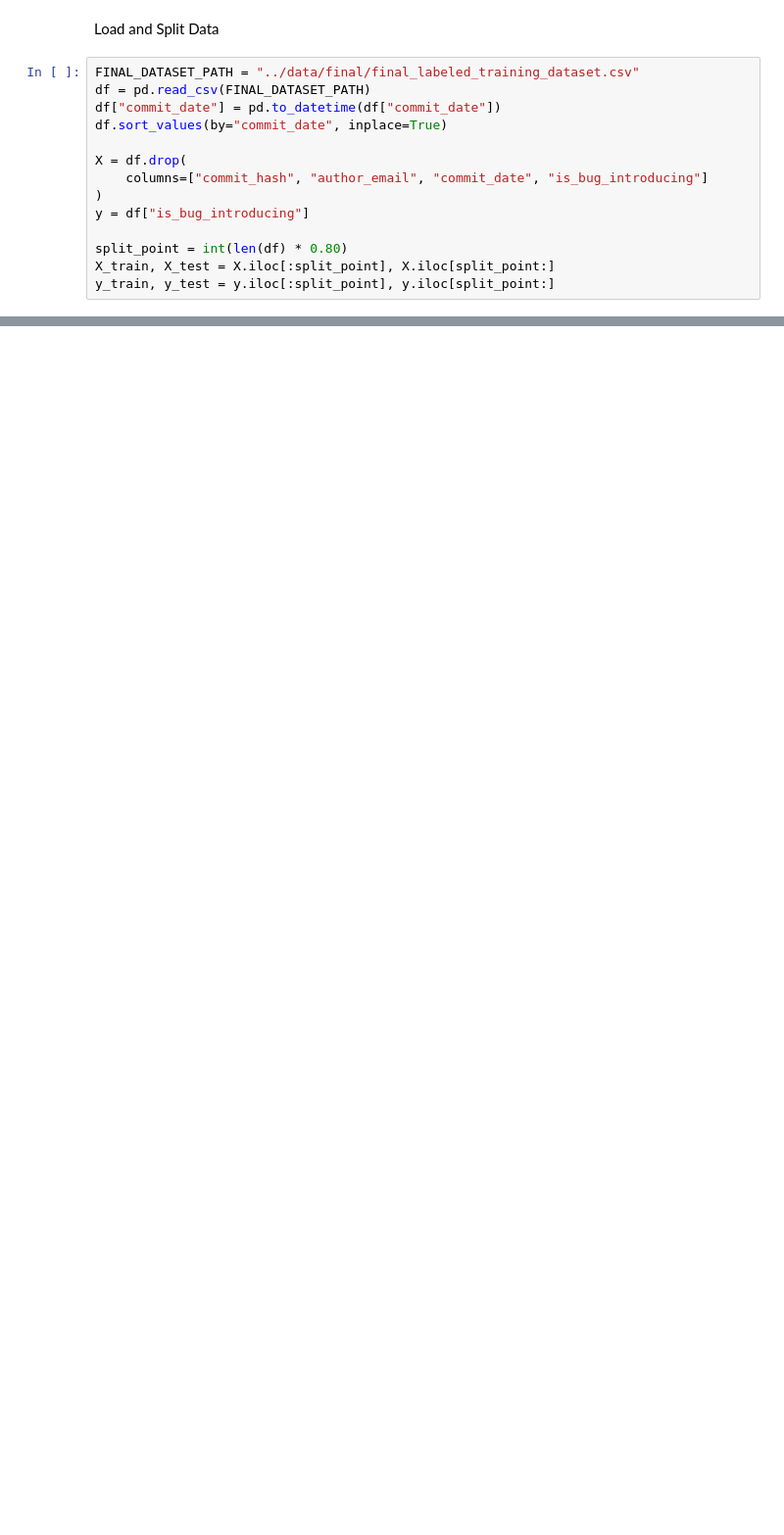
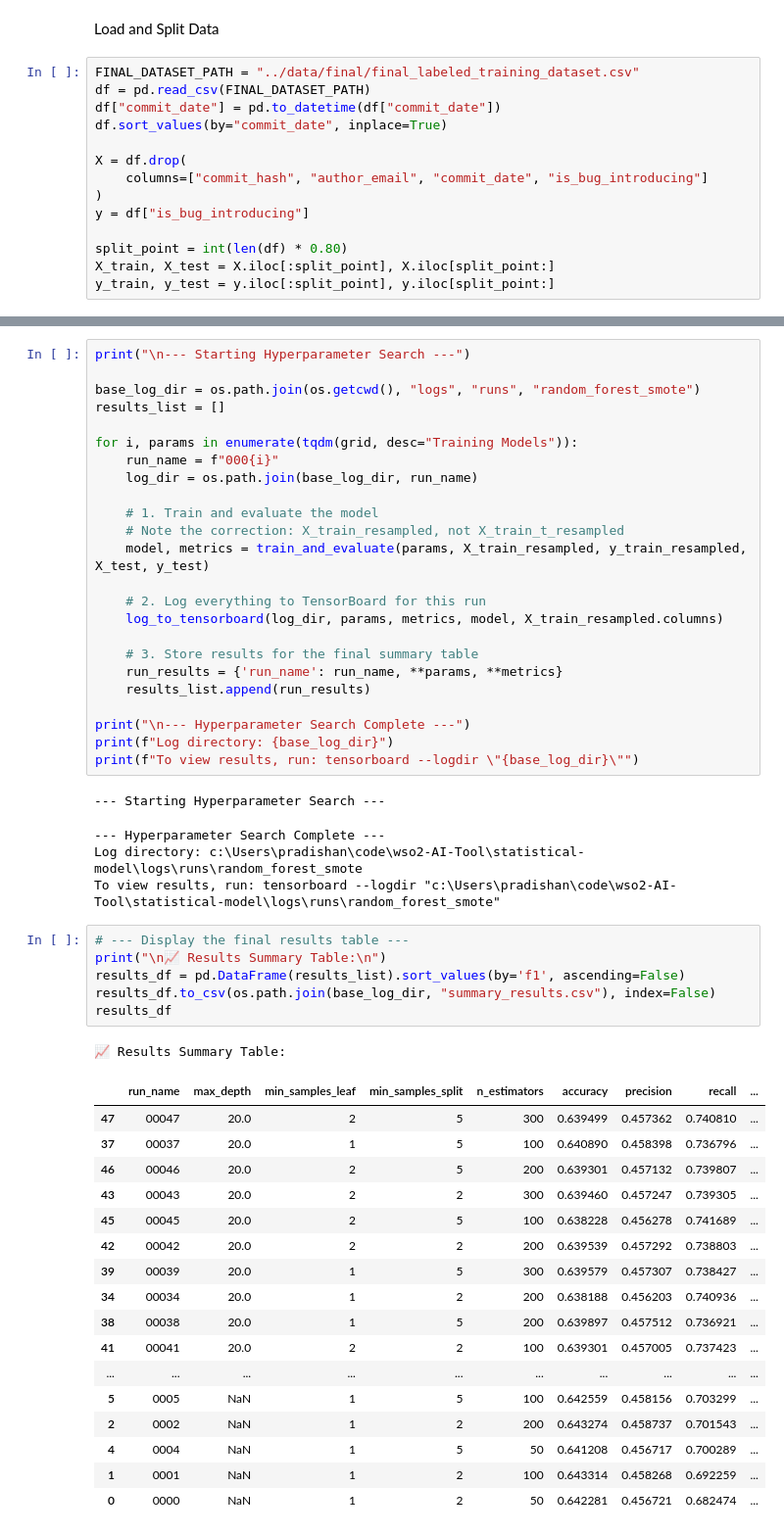
Before and after one commit to Pradishan/wso2-AI-Tool, a Jupyter notebook: statistical-model/random_forest.ipynb, the cells around one changed output, grey strips where cells are left out. Shown at 98% size. Saved outputs shown, nothing was run; the diff lists cells and outputs as text; blank space fills up the shorter version.

```diff
--- a/statistical-model/random_forest.ipynb
+++ b/statistical-model/random_forest.ipynb
@@ -204,0 +205,54 @@ KeyboardInterrupt:
+# %%
+print("\n--- Starting Hyperparameter Search ---")
+
+base_log_dir = os.path.join(os.getcwd(), "logs", "runs", "random_forest_smote")
+results_list = []
+
+for i, params in enumerate(tqdm(grid, desc="Training Models")):
+    run_name = f"000{i}"
+    log_dir = os.path.join(base_log_dir, run_name)
+
+    # 1. Train and evaluate the model
+    # Note the correction: X_train_resampled, not X_train_t_resampled
+    model, metrics = train_and_evaluate(params, X_train_resampled, y_train_resampled, X_test, y_test)
+
+    # 2. Log everything to TensorBoard for this run
+    log_to_tensorboard(log_dir, params, metrics, model, X_train_resampled.columns)
+
+    # 3. Store results for the final summary table
+    run_results = {'run_name': run_name, **params, **metrics}
+    results_list.append(run_results)
+
+print("\n--- Hyperparameter Search Complete ---")
+print(f"Log directory: {base_log_dir}")
+print(f"To view results, run: tensorboard --logdir \"{base_log_dir}\"")
+# %% [output]
+--- Starting Hyperparameter Search ---
+--- Hyperparameter Search Complete ---
+Log directory: c:\Users\pradishan\code\wso2-AI-Tool\statistical-model\logs\runs\random_forest_smote
+To view results, run: tensorboard --logdir "c:\Users\pradishan\code\wso2-AI-Tool\statistical-model\logs\runs\random_forest_smote"
+# %%
+# --- Display the final results table ---
+print("\n📈 Results Summary Table:\n")
+results_df = pd.DataFrame(results_list).sort_values(by='f1', ascending=False)
+results_df.to_csv(os.path.join(base_log_dir, "summary_results.csv"), index=False)
+results_df
+# %% [output]
+📈 Results Summary Table:
+|  | run_name | max_depth | min_samples_leaf | min_samples_split | n_estimators | accuracy | precision | recall | ... |
+| 47 | 00047 | 20.0 | 2 | 5 | 300 | 0.639499 | 0.457362 | 0.740810 | ... |
+| 37 | 00037 | 20.0 | 1 | 5 | 100 | 0.640890 | 0.458398 | 0.736796 | ... |
+| 46 | 00046 | 20.0 | 2 | 5 | 200 | 0.639301 | 0.457132 | 0.739807 | ... |
+| 43 | 00043 | 20.0 | 2 | 2 | 300 | 0.639460 | 0.457247 | 0.739305 | ... |
+| 45 | 00045 | 20.0 | 2 | 5 | 100 | 0.638228 | 0.456278 | 0.741689 | ... |
+| 42 | 00042 | 20.0 | 2 | 2 | 200 | 0.639539 | 0.457292 | 0.738803 | ... |
+| 39 | 00039 | 20.0 | 1 | 5 | 300 | 0.639579 | 0.457307 | 0.738427 | ... |
+| 34 | 00034 | 20.0 | 1 | 2 | 200 | 0.638188 | 0.456203 | 0.740936 | ... |
+| 38 | 00038 | 20.0 | 1 | 5 | 200 | 0.639897 | 0.457512 | 0.736921 | ... |
+| 41 | 00041 | 20.0 | 2 | 2 | 100 | 0.639301 | 0.457005 | 0.737423 | ... |
+| ... | ... | ... | ... | ... | ... | ... | ... | ... | ... |
+| 5 | 0005 | NaN | 1 | 5 | 100 | 0.642559 | 0.458156 | 0.703299 | ... |
+| 2 | 0002 | NaN | 1 | 2 | 200 | 0.643274 | 0.458737 | 0.701543 | ... |
+| 4 | 0004 | NaN | 1 | 5 | 50 | 0.641208 | 0.456717 | 0.700289 | ... |
+| 1 | 0001 | NaN | 1 | 2 | 100 | 0.643314 | 0.458268 | 0.692259 | ... |
+| 0 | 0000 | NaN | 1 | 2 | 50 | 0.642281 | 0.456721 | 0.682474 | ... |
```
Also changed, not shown: parts of 16 cells of this notebook, 3 other files.
